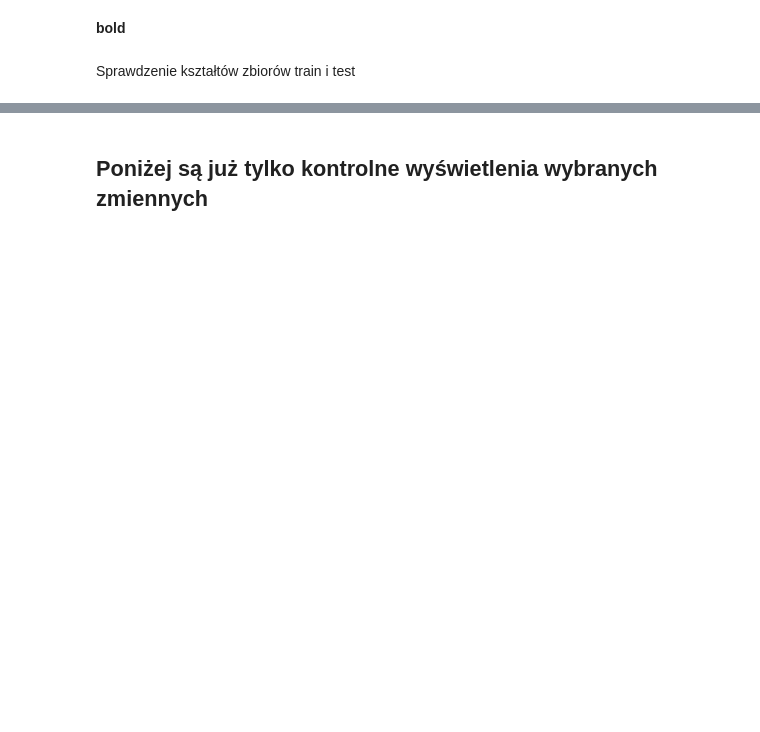
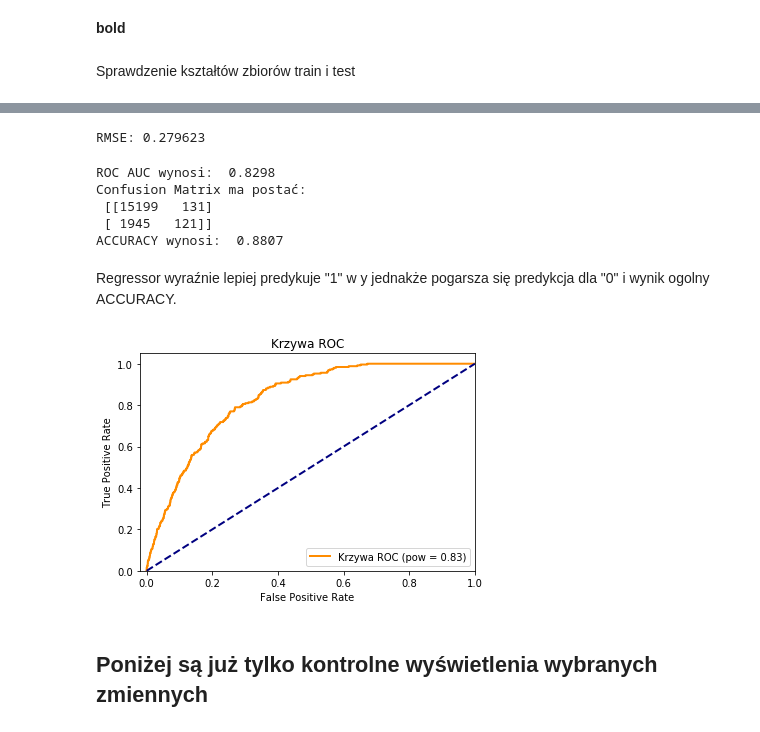
Before and after one commit to andrzej199/_projekt_, a Jupyter notebook: projekt_T2.ipynb, the cells around one changed output, grey strips where cells are left out. Drawn from its saved outputs; the diff is of its cells as text; code cells hidden in the pictures; blank space fills up the shorter version.

```diff
--- a/projekt_T2.ipynb
+++ b/projekt_T2.ipynb
@@ -1014,3 +1113,53 @@ Generalnie, eliminowane w grupach zmienne kategoryzujące (te dyskusyjne merytor
+# %%
+xgb_model = xgb.XGBRegressor(objective ='reg:logistic', colsample_bytree = 0.3, learning_rate = 0.1,
+                max_depth = 7, alpha = 10, n_estimators = 200)
+# %%
+xgb_model.fit(X_train,y_train)
+predict_eval = xgb_model.predict(X_test)
+# %%
+from sklearn.metrics import mean_squared_error
+rmse = np.sqrt(mean_squared_error(y_test, predict_eval))
+print("RMSE: %f" % (rmse))
+# %% [output]
+RMSE: 0.279623
+# %%
+# Obliczenie ROC_AUC, wyznaczenie krzywej i powierzchni pod krzywą ROC
+#fpr - macierz wyników false positive - narastająco
+#tpr - macierz wyników true positive - narastająco
+fpr, tpr, _ = roc_curve(y_test, predict_eval)
+roc_auc = auc(fpr, tpr)
+tab_ROC_AUC.append(roc_auc)
+print(colored('ROC AUC wynosi: ', 'green'), colored(round(roc_auc, 4), 'green'))
+cm = confusion_matrix((predict_eval > 0.5), y_test)
+print(colored('Confusion Matrix ma postać: ', 'green'),'\n', cm)
+accuracy = (cm[0,0] + cm[1,1])/(cm[0,0] + cm[1,1]+cm[1,0] + cm[0,1])
+print(colored('ACCURACY wynosi: ', 'red'), colored(round(accuracy, 4), 'red'))
+tab_accuracy.append(accuracy)
+# %% [output]
+ROC AUC wynosi:  0.8298
+Confusion Matrix ma postać:
+ [[15199   131]
+ [ 1945   121]]
+ACCURACY wynosi:  0.8807
+# %% [markdown]
+Regressor wyraźnie lepiej predykuje "1" w y jednakże pogarsza się predykcja dla "0" i wynik ogolny ACCURACY.
+# %%
+    #xgb.plot_importance(gbm)
+    #plt.show()
+    plt.figure()
+    lw = 2
+    plt.plot(fpr, tpr, color='darkorange',
+             lw=lw, label='Krzywa ROC (pow = %0.2f)' % roc_auc)
+    plt.plot([0, 1], [0, 1], color='navy', lw=lw, linestyle='--')
+    plt.xlim([-0.02, 1.0])
+    plt.ylim([0.0, 1.05])
+    plt.xlabel('False Positive Rate')
+    plt.ylabel('True Positive Rate')
+    plt.title('Krzywa ROC')
+    plt.legend(loc="lower right")
+    plt.show()
+# %% [output]
+[figure, added]
 # %% [markdown]
 ## Poniżej są już tylko kontrolne wyświetlenia wybranych zmiennych
 # %%
```
Also changed, not shown: parts of 84 cells of this notebook.
